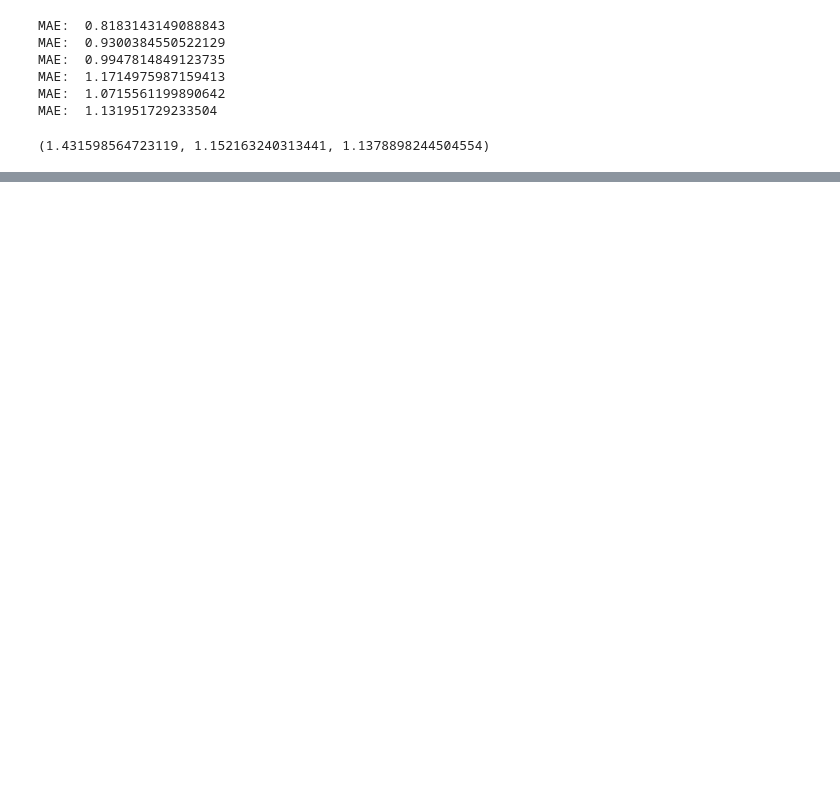
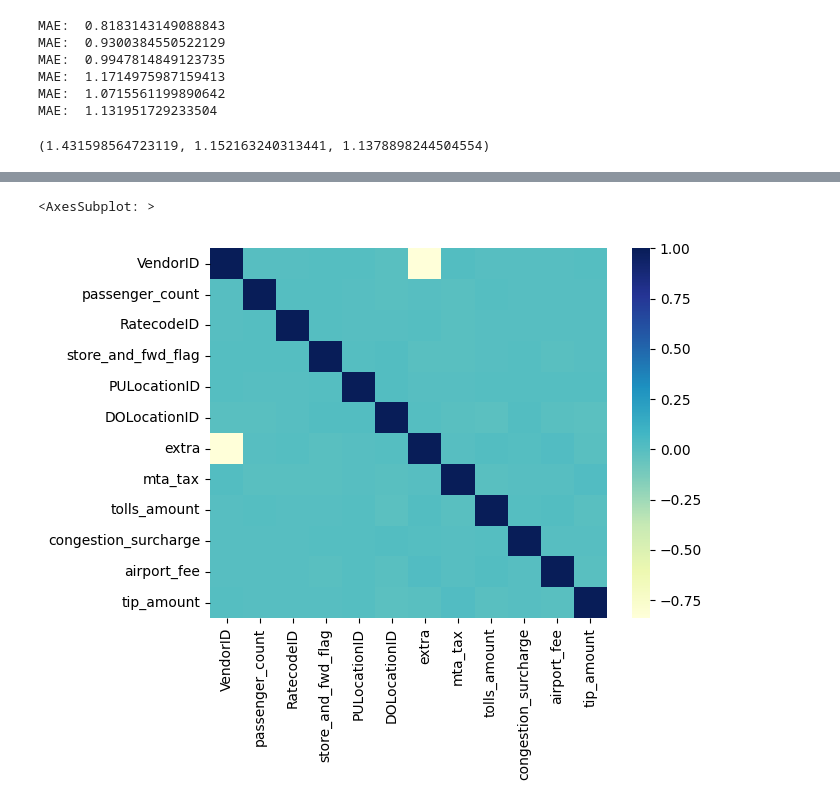
Before and after one commit to ShubhamKaushal15/dsihackathon-data-privacy, a Jupyter notebook: prepping_data.ipynb, the cells around one changed output, grey strips where cells are left out. Cells and saved outputs as stored; diff of their text form; code cells hidden in the pictures; blank space fills up the shorter version.

```diff
--- a/prepping_data.ipynb
+++ b/prepping_data.ipynb
@@ -174,0 +185,5 @@ lr = [(0.99, 1.97), (0.99, 1.20), (0.99, 1.13), (0.99, 1.12), (0.99, 1.13)]
+# %%
+sns.heatmap(synthetic.drop('improvement_surcharge', axis = 1).corr(), cmap="YlGnBu")
+# %% [output]
+<AxesSubplot: >
+[figure, added]
```
Also changed, not shown: parts of 7 cells of this notebook, 6 other files.
